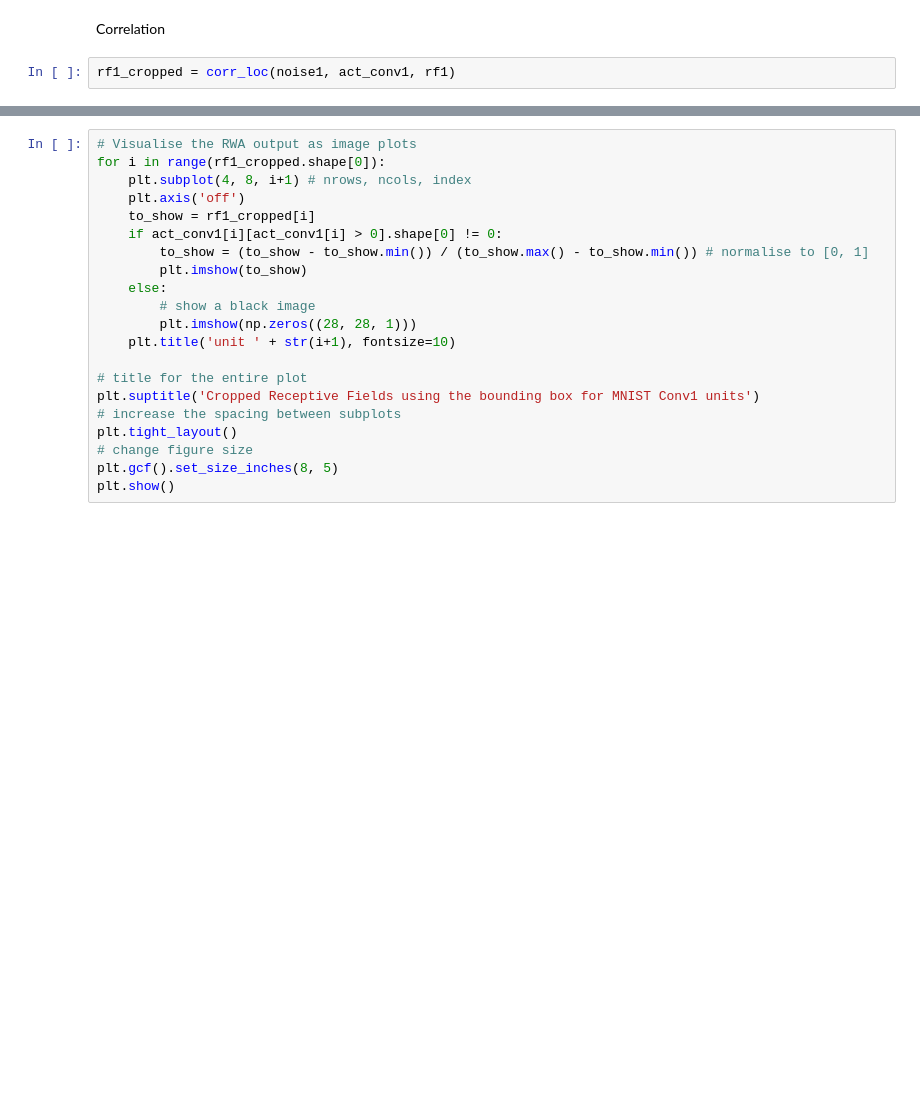
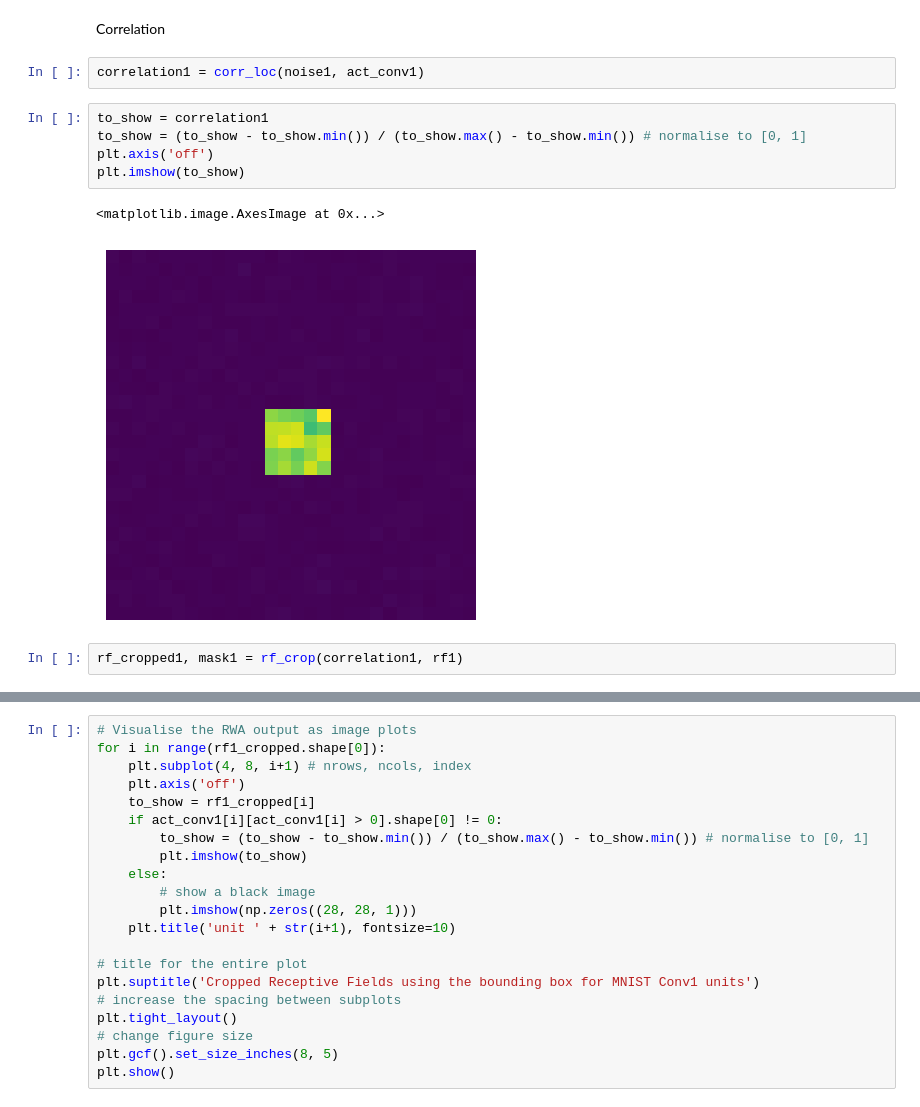
Before and after one commit to gurooria/ResponseWeightedAnalysis, a Jupyter notebook: MNIST_rf.ipynb, the cells around one changed output, grey strips where cells are left out. Cells and saved outputs as stored; diff of their text form; blank space fills up the shorter version.

```diff
--- a/MNIST_rf.ipynb
+++ b/MNIST_rf.ipynb
@@ -172,4 +172,14 @@ plt.show()
 # %% [markdown]
 Correlation
 # %%
-rf1_cropped = corr_loc(noise1, act_conv1, rf1)
+correlation1 = corr_loc(noise1, act_conv1)
+# %%
+to_show = correlation1
+to_show = (to_show - to_show.min()) / (to_show.max() - to_show.min()) # normalise to [0, 1]
+plt.axis('off')
+plt.imshow(to_show)
+# %% [output]
+<matplotlib.image.AxesImage at 0x...>
+[figure, added]
+# %%
+rf_cropped1, mask1 = rf_crop(correlation1, rf1)
```
Also changed, not shown: parts of 1 cell of this notebook, 1 other file.
